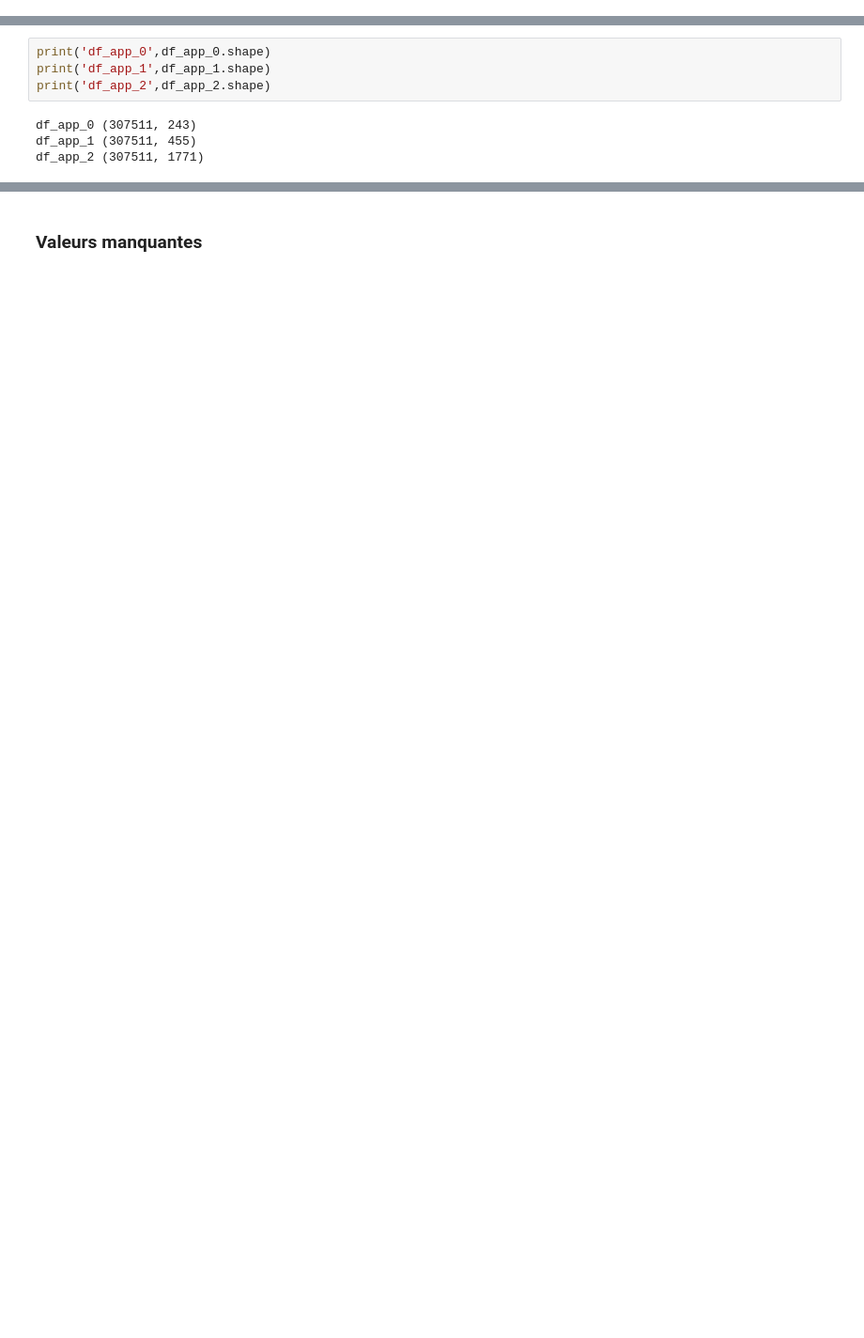
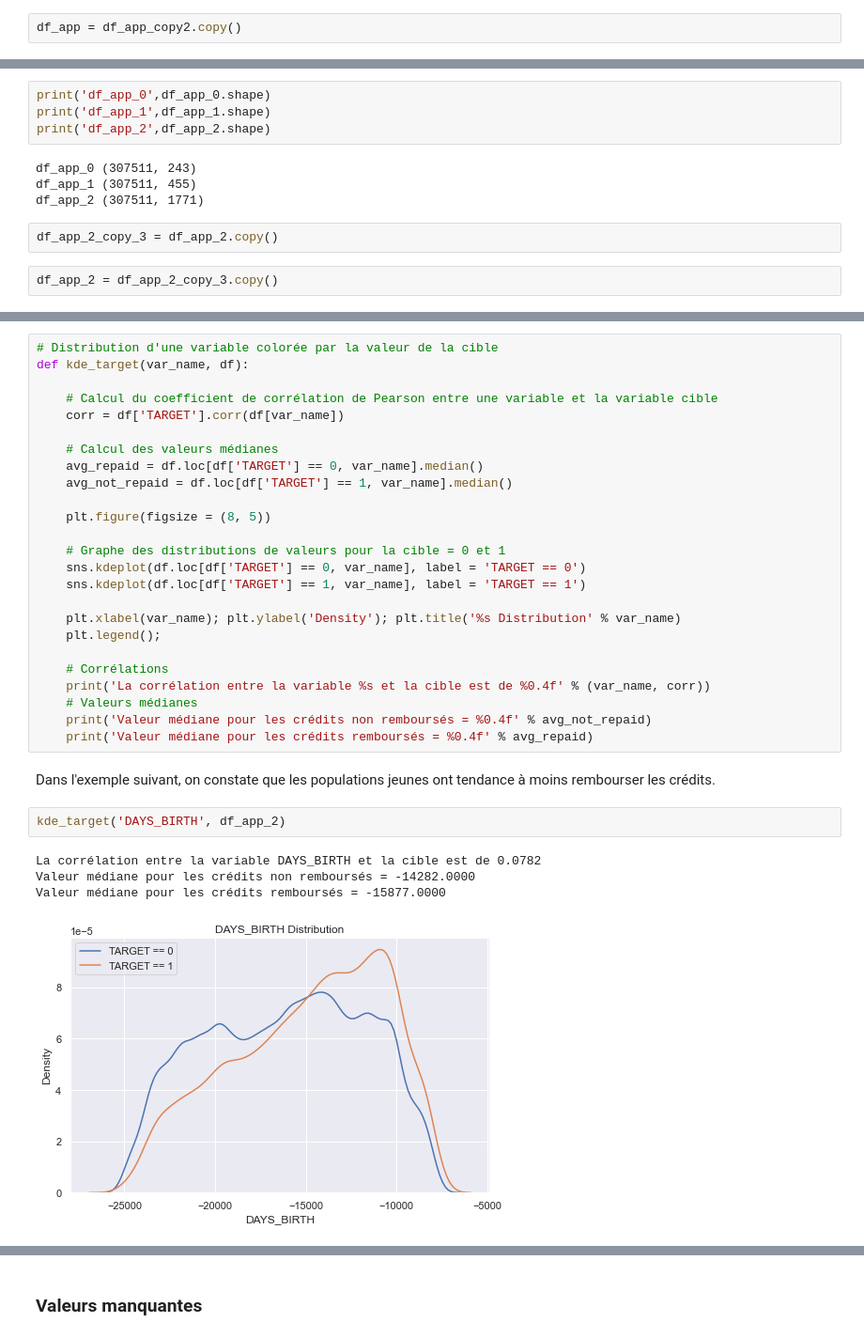
Before and after one commit to leerik/OC_DS_P7, a Jupyter notebook: P7_01_analyse.ipynb, the cells around one changed output, grey strips where cells are left out. Shown at 94% size. Cells and saved outputs as stored; diff of their text form; blank space fills up the shorter version.

```diff
--- a/P7_01_analyse.ipynb
+++ b/P7_01_analyse.ipynb
@@ -1481,3 +1361,5 @@ df_app_0 = df_application_train.copy()
+# %%
+df_app = df_app_copy2.copy()
 # %% [markdown]
 Le dataframe **df_app** contient en plus le nombre de crédit antérieurs (provenant de bureau).
 # %%
@@ -1609,3 +1507,7 @@ print('df_app_2',df_app_2.shape)
 df_app_0 (307511, 243)
 df_app_1 (307511, 455)
 df_app_2 (307511, 1771)
+# %%
+df_app_2_copy_3 = df_app_2.copy()
+# %%
+df_app_2 = df_app_2_copy_3.copy()
@@ -1611,0 +1568,34 @@ df_app_2 (307511, 1771)
+# %%
+# Distribution d'une variable colorée par la valeur de la cible
+def kde_target(var_name, df):
+
+    # Calcul du coefficient de corrélation de Pearson entre une variable et la variable cible
+    corr = df['TARGET'].corr(df[var_name])
+
+    # Calcul des valeurs médianes
+    avg_repaid = df.loc[df['TARGET'] == 0, var_name].median()
+    avg_not_repaid = df.loc[df['TARGET'] == 1, var_name].median()
+
+    plt.figure(figsize = (8, 5))
+
+    # Graphe des distributions de valeurs pour la cible = 0 et 1
+    sns.kdeplot(df.loc[df['TARGET'] == 0, var_name], label = 'TARGET == 0')
+    sns.kdeplot(df.loc[df['TARGET'] == 1, var_name], label = 'TARGET == 1')
+
+    plt.xlabel(var_name); plt.ylabel('Density'); plt.title('%s Distribution' % var_name)
+    plt.legend();
+
+    # Corrélations
+    print('La corrélation entre la variable %s et la cible est de %0.4f' % (var_name, corr))
+    # Valeurs médianes
+    print('Valeur médiane pour les crédits non remboursés = %0.4f' % avg_not_repaid)
+    print('Valeur médiane pour les crédits remboursés = %0.4f' % avg_repaid)
+# %% [markdown]
+Dans l'exemple suivant, on constate que les populations jeunes ont tendance à moins rembourser les crédits.
+# %%
+kde_target('DAYS_BIRTH', df_app_2)
+# %% [output]
+La corrélation entre la variable DAYS_BIRTH et la cible est de 0.0782
+Valeur médiane pour les crédits non remboursés = -14282.0000
+Valeur médiane pour les crédits remboursés = -15877.0000
+[figure, added]
```
Also changed, not shown: parts of 171 cells of this notebook.
